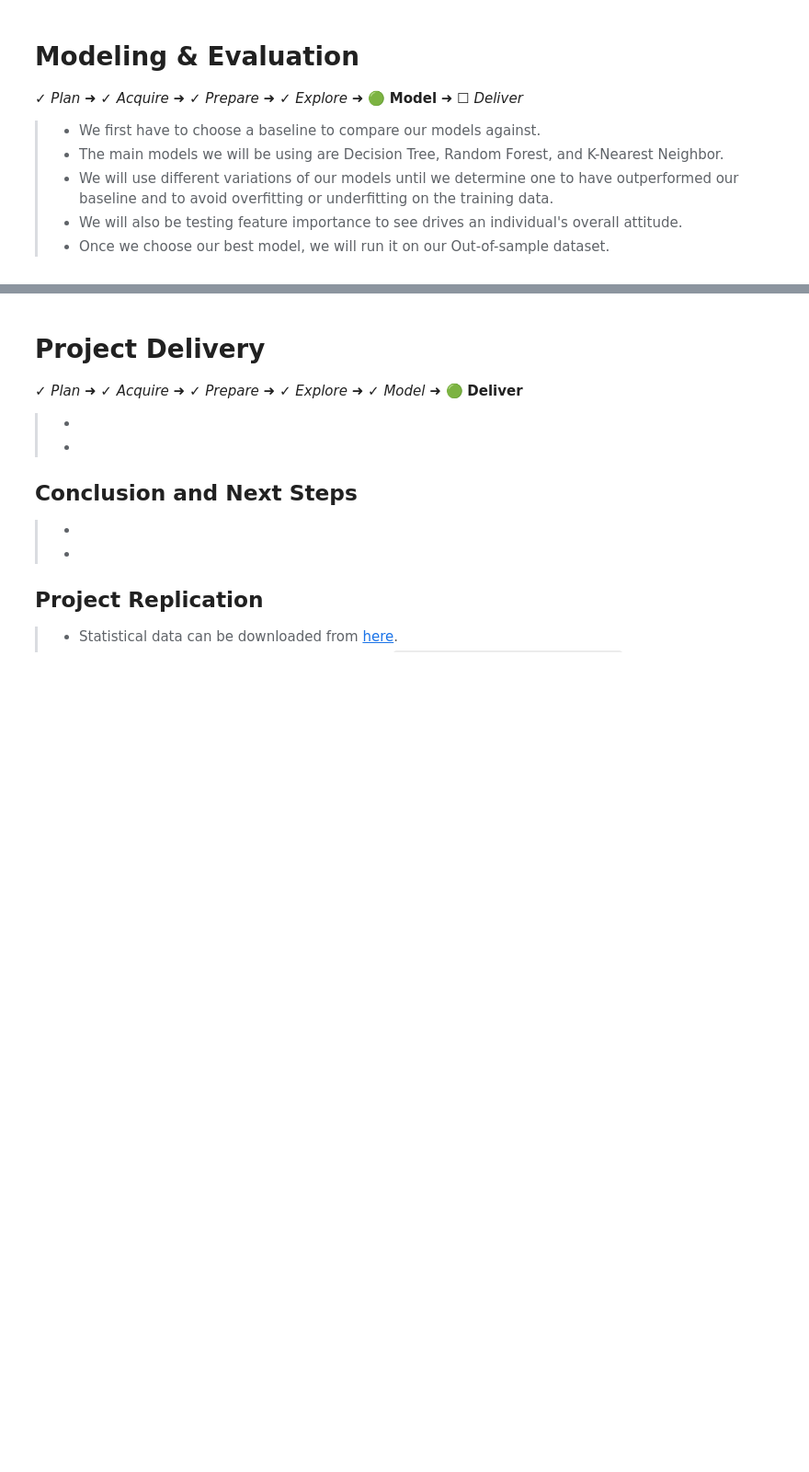
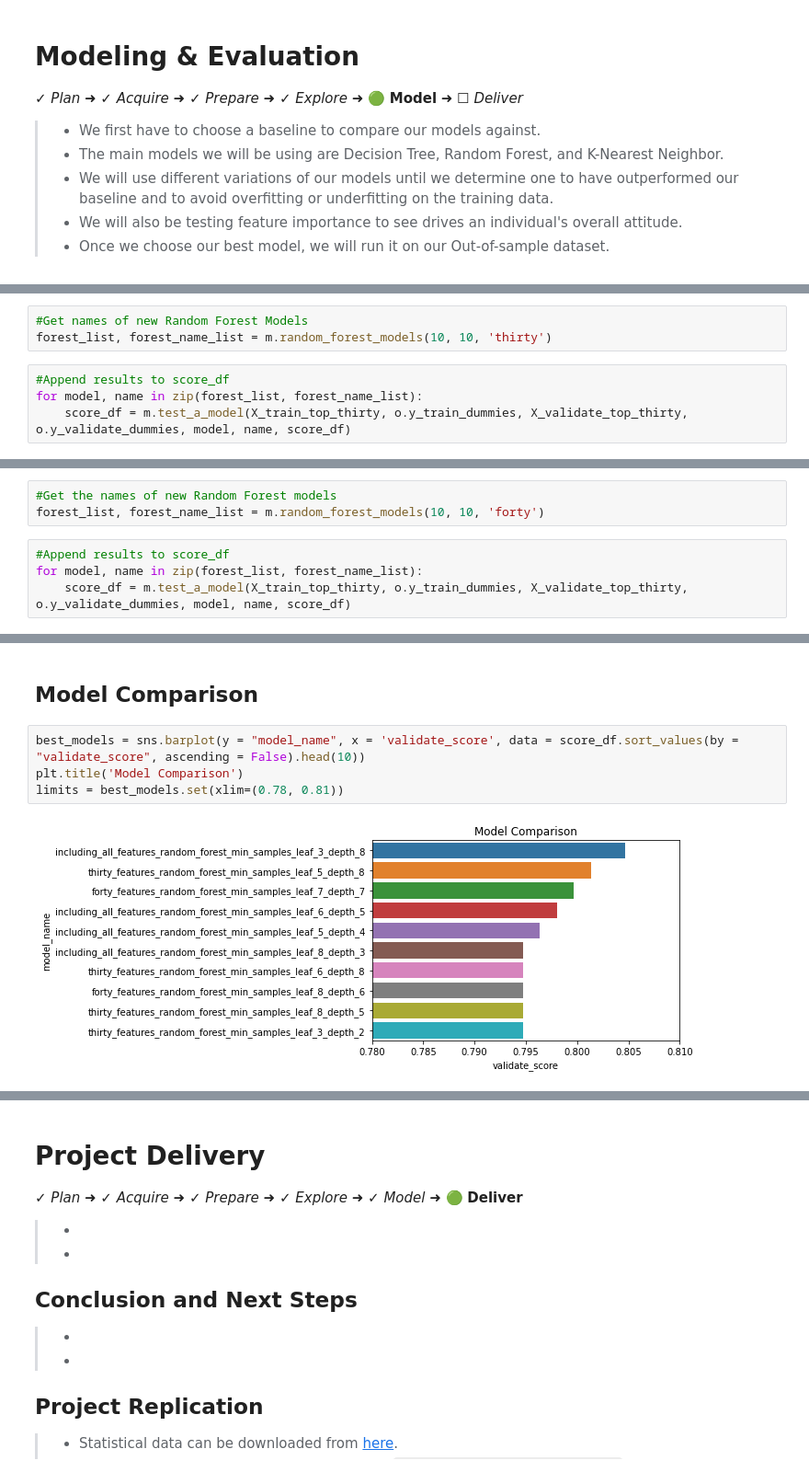
Before and after one commit to american-perspectives-capstone/american-attitudes, a Jupyter notebook: final_notebook.ipynb, the cells around one changed output, grey strips where cells are left out. Shown at 92% size. Saved outputs shown, nothing was run; the diff lists cells and outputs as text; blank space fills up the shorter version.

```diff
--- a/final_notebook.ipynb
+++ b/final_notebook.ipynb
@@ -742,0 +927,7 @@ train.shape, validate.shape, test.shape
+# %%
+#Get names of new Random Forest Models
+forest_list, forest_name_list = m.random_forest_models(10, 10, 'thirty')
+# %%
+#Append results to score_df
+for model, name in zip(forest_list, forest_name_list):
+    score_df = m.test_a_model(X_train_top_thirty, o.y_train_dummies, X_validate_top_thirty, o.y_validate_dummies, model, name, score_df)
@@ -742,0 +954,7 @@ train.shape, validate.shape, test.shape
+# %%
+#Get the names of new Random Forest models
+forest_list, forest_name_list = m.random_forest_models(10, 10, 'forty')
+# %%
+#Append results to score_df
+for model, name in zip(forest_list, forest_name_list):
+    score_df = m.test_a_model(X_train_top_thirty, o.y_train_dummies, X_validate_top_thirty, o.y_validate_dummies, model, name, score_df)
@@ -742,0 +970,9 @@ train.shape, validate.shape, test.shape
+# %% [markdown]
+<a name='model_comparison'></a>
+## Model Comparison
+# %%
+best_models = sns.barplot(y = "model_name", x = 'validate_score', data = score_df.sort_values(by = "validate_score", ascending = False).head(10))
+plt.title('Model Comparison')
+limits = best_models.set(xlim=(0.78, 0.81))
+# %% [output]
+[figure, added]
```
Also changed, not shown: parts of 47 cells of this notebook.
